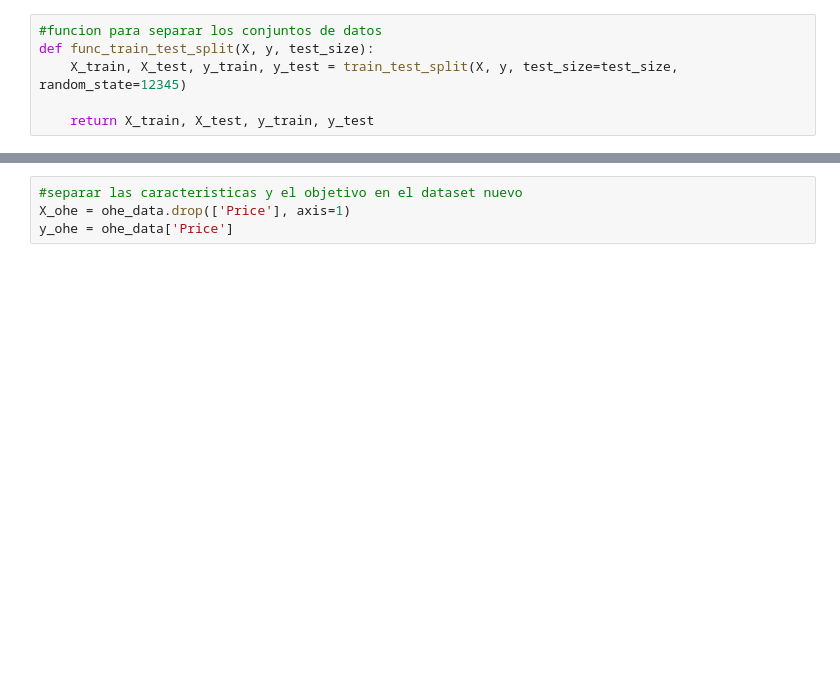
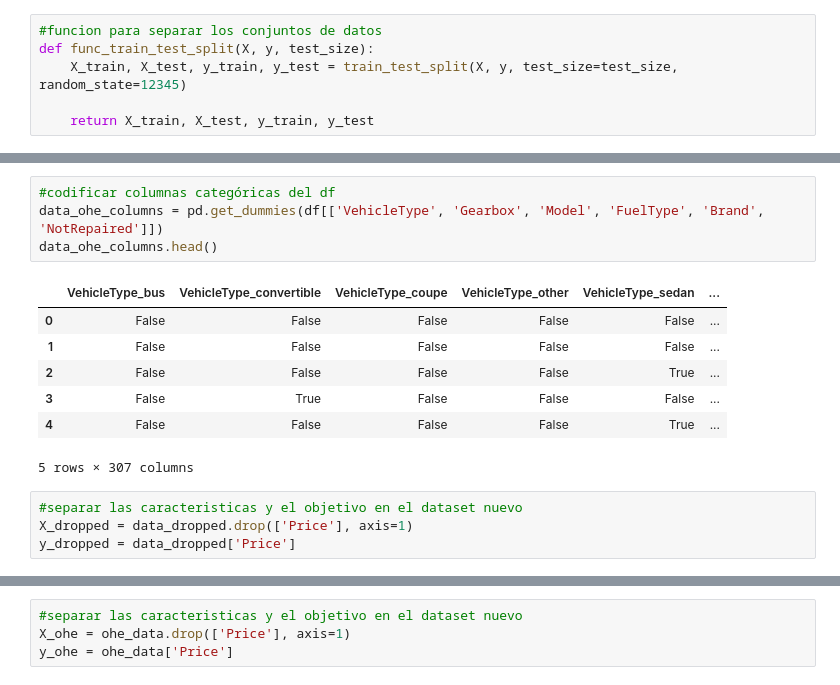
Before and after one commit to wh1tneyr/Rusty-Bargain, a Jupyter notebook: Rusty Bargain.ipynb, the cells around one changed output, grey strips where cells are left out. Drawn from its saved outputs; the diff is of its cells as text; blank space fills up the shorter version.

```diff
--- a/Rusty Bargain.ipynb
+++ b/Rusty Bargain.ipynb
@@ -159,0 +170,16 @@ data_new = df.drop(['DateCrawled', 'DateCreated', 'LastSeen'], axis=1)
+# %%
+#codificar columnas categóricas del df
+data_ohe_columns = pd.get_dummies(df[['VehicleType', 'Gearbox', 'Model', 'FuelType', 'Brand', 'NotRepaired']])
+data_ohe_columns.head()
+# %% [output]
+|  | VehicleType_bus | VehicleType_convertible | VehicleType_coupe | VehicleType_other | VehicleType_sedan | ... |
+| 0 | False | False | False | False | False | ... |
+| 1 | False | False | False | False | False | ... |
+| 2 | False | False | False | False | True | ... |
+| 3 | False | True | False | False | False | ... |
+| 4 | False | False | False | False | True | ... |
+5 rows × 307 columns
+# %%
+#separar las caracteristicas y el objetivo en el dataset nuevo
+X_dropped = data_dropped.drop(['Price'], axis=1)
+y_dropped = data_dropped['Price']
```
Also changed, not shown: parts of 10 cells of this notebook.
